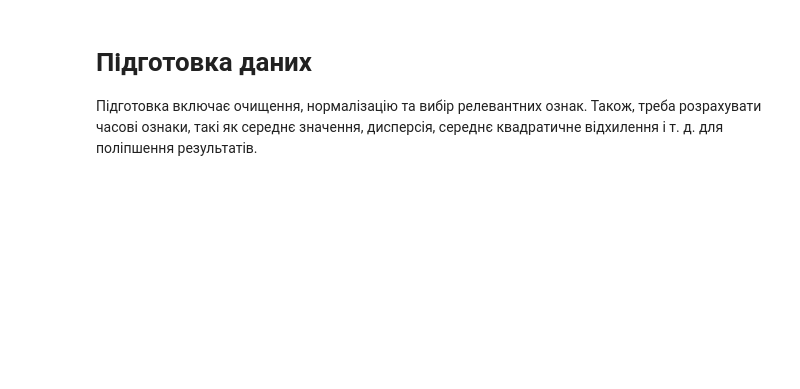
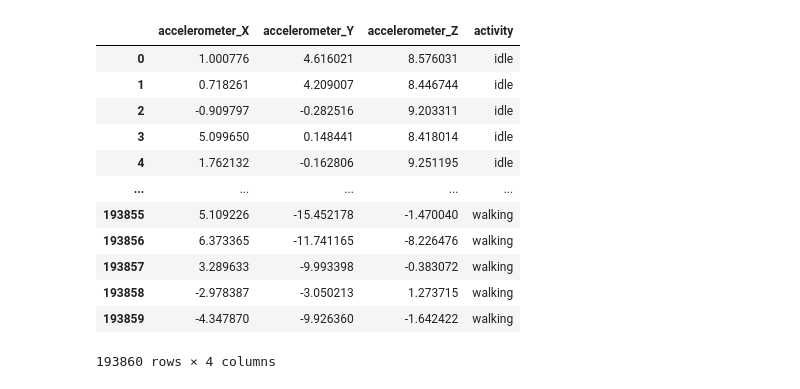
Before and after one commit to sergiokapone/DataScience, a Jupyter notebook: Hw5/Hw5.ipynb, the cells around one changed output. Drawn from its saved outputs; the diff is of its cells as text; code cells hidden in the pictures; blank space fills up the shorter version.

```diff
--- a/Hw5/Hw5.ipynb
+++ b/Hw5/Hw5.ipynb
@@ -8,17 +14,28 @@ import numpy as np
 # %%
 from pathlib import Path
 activities = ['idle', 'running', 'stairs', 'walking']
 data_collections = []
 
 for index, activity in enumerate(activities, start=1):
     activity_path = Path('data') / activity
     csv_files = list(activity_path.glob('*.csv'))
     df = pd.concat((pd.read_csv(file) for file in csv_files), ignore_index=True)
-    df['activity'] = index
+    df['activity'] = activity
     data_collections.append(df)
 
 data = pd.concat(data_collections, ignore_index=True)
+data
+# %% [output]
+|  | accelerometer_X | accelerometer_Y | accelerometer_Z | activity |
+| 0 | 1.000776 | 4.616021 | 8.576031 | idle |
+| 1 | 0.718261 | 4.209007 | 8.446744 | idle |
+| 2 | -0.909797 | -0.282516 | 9.203311 | idle |
+| 3 | 5.099650 | 0.148441 | 8.418014 | idle |
+| 4 | 1.762132 | -0.162806 | 9.251195 | idle |
+| ... | ... | ... | ... | ... |
+| 193855 | 5.109226 | -15.452178 | -1.470040 | walking |
+| 193856 | 6.373365 | -11.741165 | -8.226476 | walking |
+| 193857 | 3.289633 | -9.993398 | -0.383072 | walking |
+| 193858 | -2.978387 | -3.050213 | 1.273715 | walking |
+| 193859 | -4.347870 | -9.926360 | -1.642422 | walking |
+193860 rows × 4 columns
-# %% [markdown]
-# Підготовка даних
-
-Підготовка включає очищення, нормалізацію та вибір релевантних ознак. Також, треба розрахувати часові ознаки, такі як середнє значення, дисперсія, середнє квадратичне відхилення і т. д. для поліпшення результатів.
```
Also changed, not shown: parts of 32 cells of this notebook, 7 other files.
